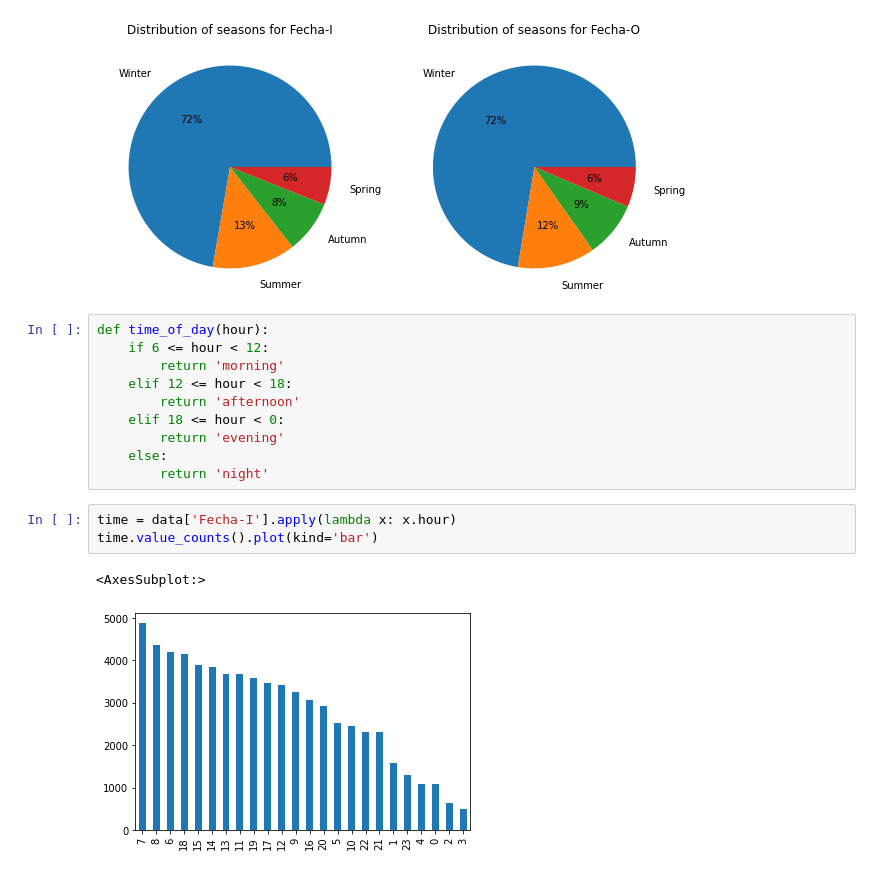
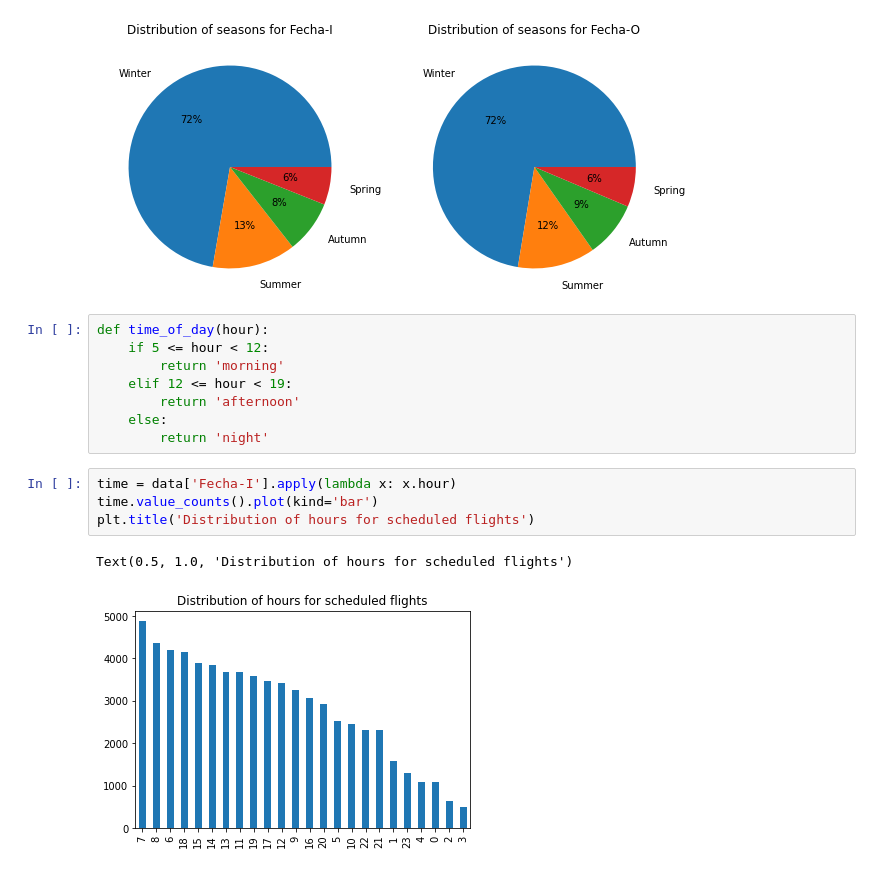
Before and after one commit to MariaPonomarenko38/Data-Scientist-Challenge, a Jupyter notebook: solution.ipynb, the cells around one changed output. Drawn from its saved outputs; the diff is of its cells as text.

```diff
--- a/solution.ipynb
+++ b/solution.ipynb
@@ -91,20 +137,19 @@ plt.show()
 [figure]
 # %%
 def time_of_day(hour):
-    if 6 <= hour < 12:
+    if 5 <= hour < 12:
         return 'morning'
-    elif 12 <= hour < 18:
+    elif 12 <= hour < 19:
         return 'afternoon'
-    elif 18 <= hour < 0:
-        return 'evening'
     else:
         return 'night'
 # %%
 time = data['Fecha-I'].apply(lambda x: x.hour)
 time.value_counts().plot(kind='bar')
+plt.title('Distribution of hours for scheduled flights')
 # %% [output]
-<AxesSubplot:>
+Text(0.5, 1.0, 'Distribution of hours for scheduled flights')
-[figure, old version]
+[figure, new version]
 # %%
 fig, axs1 = plt.subplots(1, 2, figsize=(10, 5))
 
```
Also changed, not shown: parts of 12 cells of this notebook.
